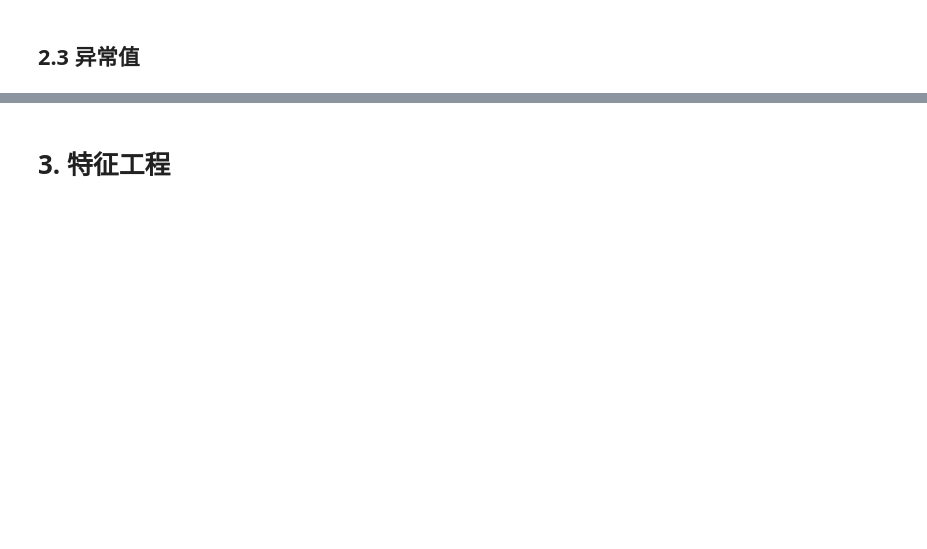
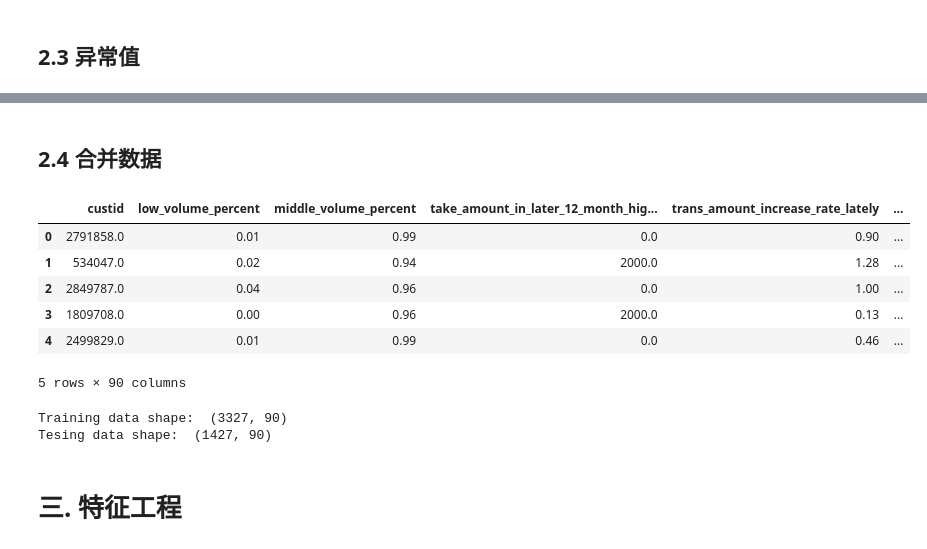
Before and after one commit to KuiyuanZhang/Marchine_Learning_Train, a Jupyter notebook: code/Code.ipynb, the cells around one changed output, grey strips where cells are left out. Cells and saved outputs as stored; diff of their text form; code cells hidden in the pictures; blank space fills up the shorter version.

```diff
--- a/code/Code.ipynb
+++ b/code/Code.ipynb
@@ -102,17 +133,8 @@ dtype: int64
 # %%
-#把数据分为object型和数值型
-data_obj_ls=['trade_no',"bank_card_no",'reg_preference_for_trad', 'source',
-                 'id_name', 'latest_query_time', 'loans_latest_time']
+#把数据分为 object型 和 数值型
+data_obj_ls=['reg_preference_for_trad', 'latest_query_time', 'loans_latest_time']
 data_obj = data[data_obj_ls]
 data_num = data.drop(data_obj_ls, axis=1)
-# %%
-# 去掉所有都不同和所有都相同的列
-drop_list = ['trade_no','bank_card_no','source']
-data_obj.drop(drop_list, axis=1, inplace=True)
-# 去掉无关的列
-data_obj.drop("id_name", axis=1, inplace=True)
-# 为避免产生噪声，去掉缺失值比例过大的student_feature特征
-data.drop("student_feature", axis=1, inplace=True)
 # %%
 data_obj.describe()
 # %% [output]
@@ -229,3 +222,14 @@ ValueError: could not convert string to float: '一线城市'
+# %%
+# 标签化 处理”reg_preference_for_trad“
+from sklearn.preprocessing import LabelBinarizer
+
+encoder = LabelBinarizer()
+reg_preference_onehot = encoder.fit_transform(data_obj['reg_preference_for_trad'])
+data_obj.drop(['reg_preference_for_trad'], axis=1, inplace=True)
+
+
+reg_preference_data = pd.DataFrame(reg_preference_onehot, columns=encoder.classes_)
+data_obj = pd.concat([data_obj, reg_preference_data], axis=1)
 # %%
 # 处理 latest_query_time 和 loans_latest_time 特征
 
@@ -252,2 +319,25 @@ data.describe()
+# %% [markdown]
+## 2.4 合并数据
+# %%
+data_new = pd.concat([data_num, data_obj], axis=1)
+data_new.head()
+# %% [output]
+|  | custid | low_volume_percent | middle_volume_percent | take_amount_in_later_12_month_hig... | trans_amount_increase_rate_lately | ... |
+| 0 | 2791858.0 | 0.01 | 0.99 | 0.0 | 0.90 | ... |
+| 1 | 534047.0 | 0.02 | 0.94 | 2000.0 | 1.28 | ... |
+| 2 | 2849787.0 | 0.04 | 0.96 | 0.0 | 1.00 | ... |
+| 3 | 1809708.0 | 0.00 | 0.96 | 2000.0 | 0.13 | ... |
+| 4 | 2499829.0 | 0.01 | 0.99 | 0.0 | 0.46 | ... |
+5 rows × 90 columns
+# %%
+#切分数据，测试集30%，训练集70%，随机种子设置为2018
+from sklearn.model_selection import train_test_split
+random_state = 2018
+train, test = train_test_split(data_new, test_size=0.3, random_state=random_state)
+print("Training data shape: ", train.shape)
+print("Tesing data shape: ", test.shape)
+# %% [output]
+Training data shape:  (3327, 90)
+Tesing data shape:  (1427, 90)
 # %% [markdown]
-# 3. 特征工程
+# 三. 特征工程
```
Also changed, not shown: parts of 49 cells of this notebook.
